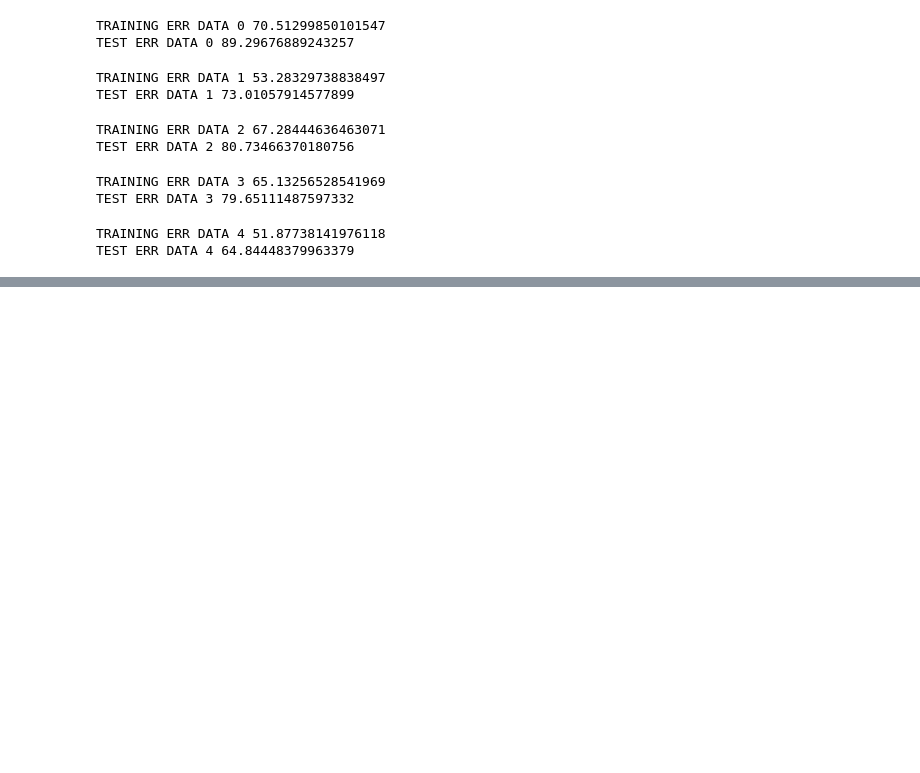
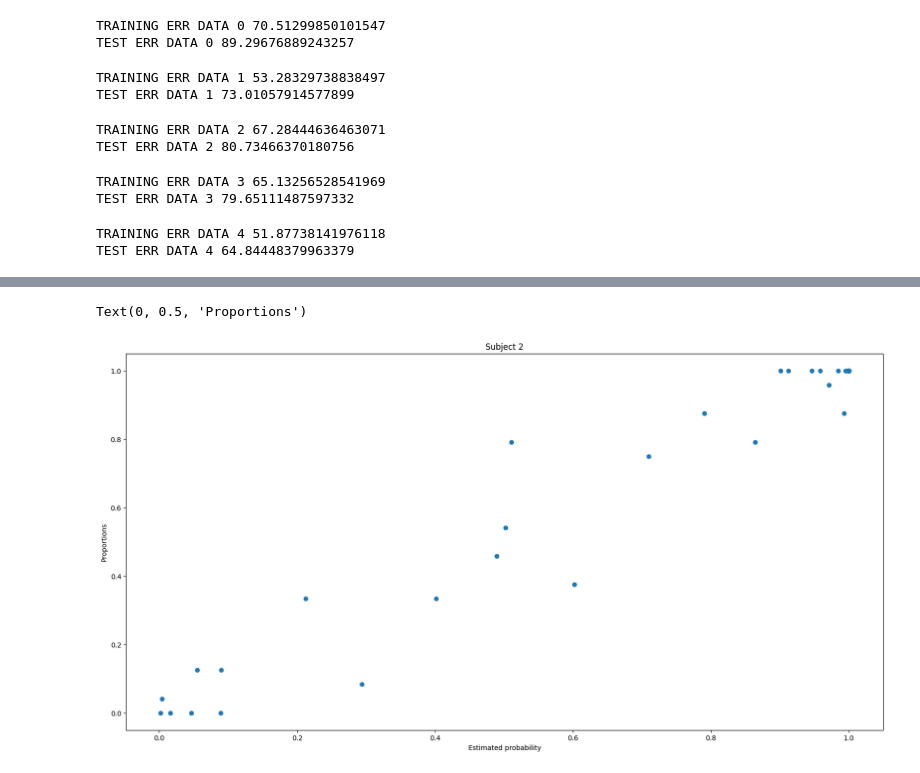
Before and after one commit to s180820/CogMod3, a Jupyter notebook: Part_2.ipynb, the cells around one changed output, grey strips where cells are left out. Drawn from its saved outputs; the diff is of its cells as text; code cells hidden in the pictures; blank space fills up the shorter version.

```diff
--- a/Part_2.ipynb
+++ b/Part_2.ipynb
@@ -394,0 +519,9 @@ TEST ERR DATA 4 64.84448379963379
+# %%
+plt.figure()
+plt.scatter(ps_2[1], (data[1]/24).reshape((35,1)))
+plt.title('Subject 2')
+plt.xlabel('Estimated probability')
+plt.ylabel('Proportions')
+# %% [output]
+Text(0, 0.5, 'Proportions')
+[figure, added]
```
Also changed, not shown: parts of 14 cells of this notebook.
